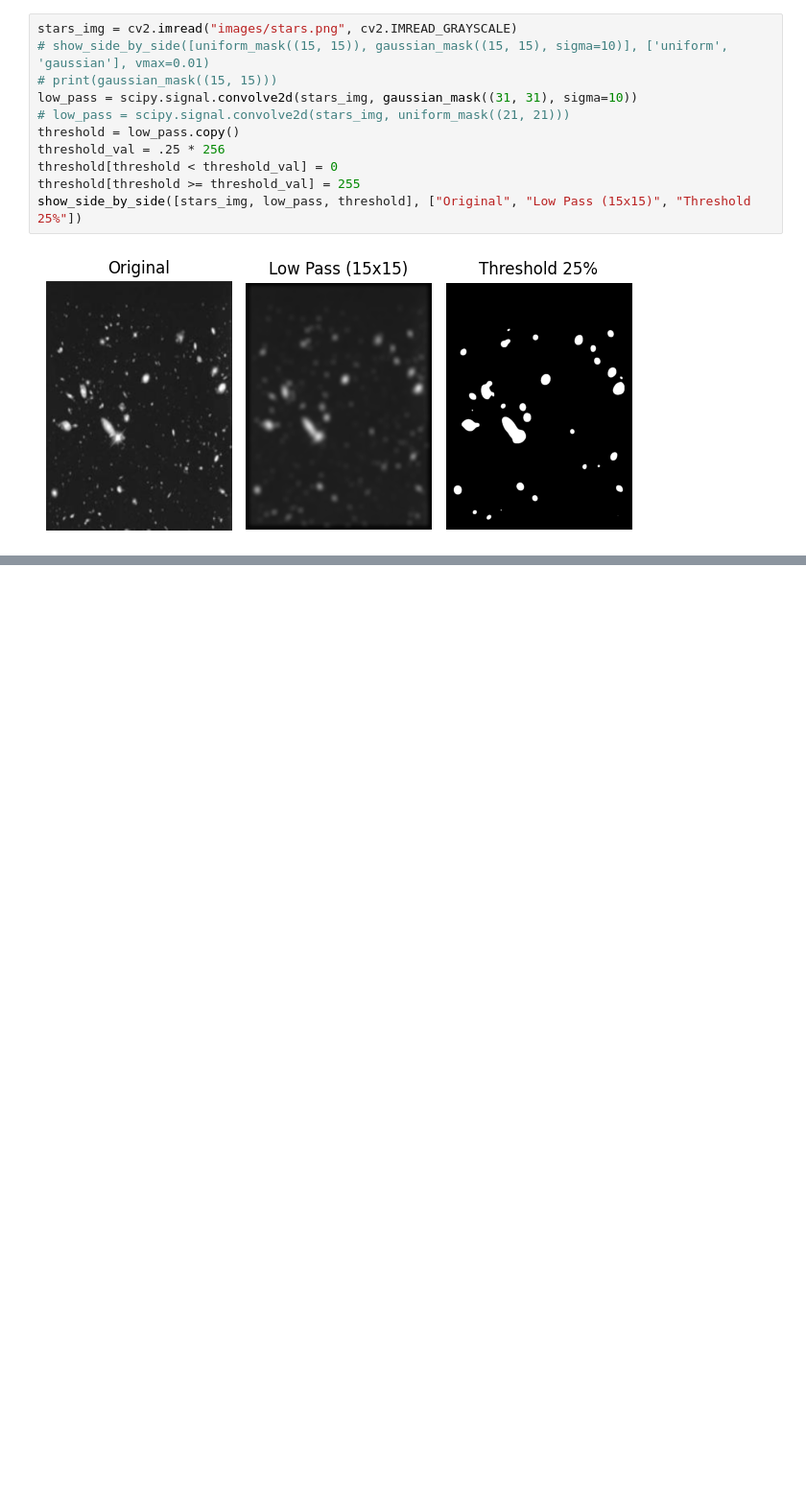
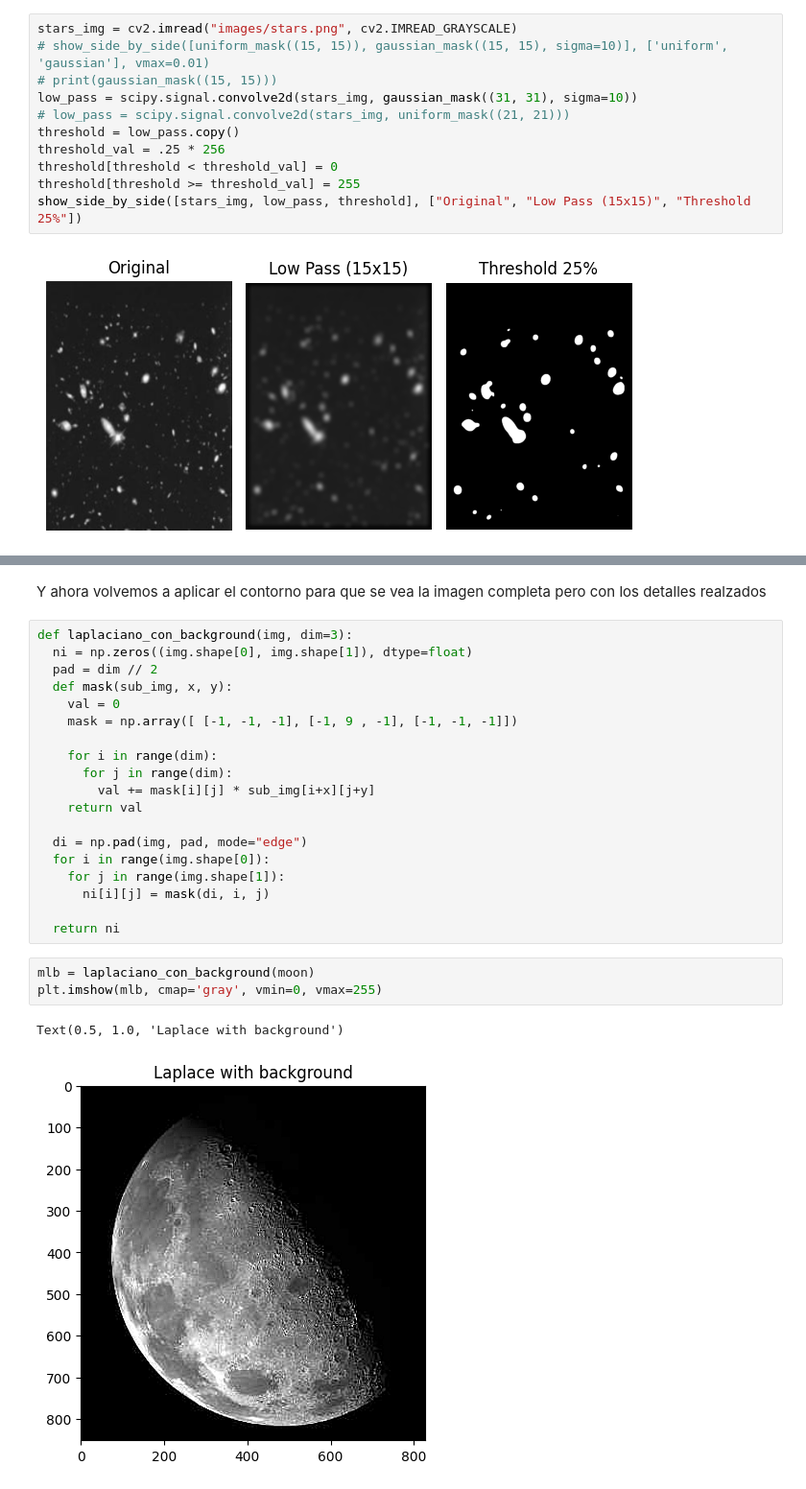
Before and after one commit to bautistasch/Procesamiento-de-Imagenes, a Jupyter notebook: TP3/notebook.ipynb, the cells around one changed output, grey strips where cells are left out. Shown at 96% size. Drawn from its saved outputs; the diff is of its cells as text; blank space fills up the shorter version.

```diff
--- a/TP3/notebook.ipynb
+++ b/TP3/notebook.ipynb
@@ -77,0 +194,27 @@ show_side_by_side([stars_img, low_pass, threshold], ["Original", "Low Pass (15x1
+# %% [markdown]
+Y ahora volvemos a aplicar el contorno para que se vea la imagen completa pero con los detalles realzados
+# %%
+def laplaciano_con_background(img, dim=3):
+  ni = np.zeros((img.shape[0], img.shape[1]), dtype=float)
+  pad = dim // 2
+  def mask(sub_img, x, y):
+    val = 0
+    mask = np.array([ [-1, -1, -1], [-1, 9 , -1], [-1, -1, -1]])
+
+    for i in range(dim):
+      for j in range(dim):
+        val += mask[i][j] * sub_img[i+x][j+y]
+    return val
+
+  di = np.pad(img, pad, mode="edge")
+  for i in range(img.shape[0]):
+    for j in range(img.shape[1]):
+      ni[i][j] = mask(di, i, j)
+
+  return ni
+# %%
+mlb = laplaciano_con_background(moon)
+plt.imshow(mlb, cmap='gray', vmin=0, vmax=255)
+# %% [output]
+Text(0.5, 1.0, 'Laplace with background')
+[figure, added]
```
Also changed, not shown: parts of 8 cells of this notebook.
